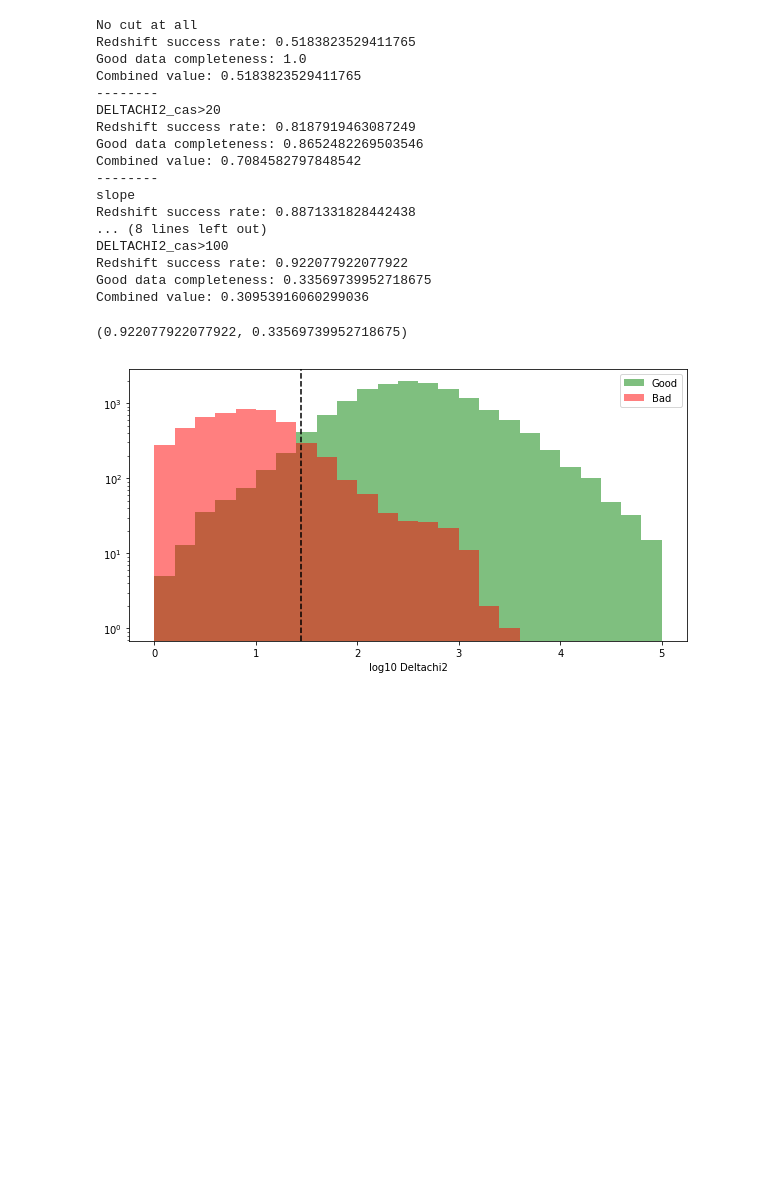
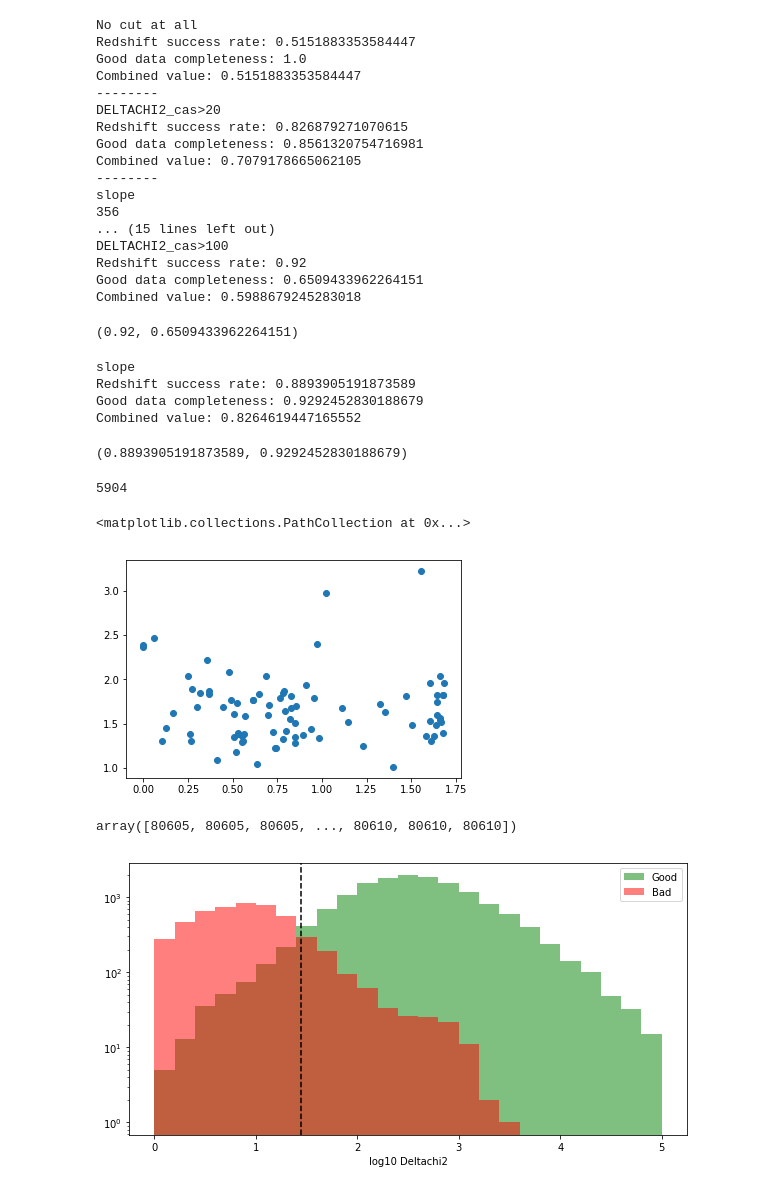
Before and after one commit to astro-blue/DESI_VI, a Jupyter notebook: SV_selection_algorithm/Parameter_exploration_with_SV1_catalog_with_Cascades_ELGs.ipynb, the cells around one changed output. Cells and saved outputs as stored; diff of their text form; code cells hidden in the pictures; blank space fills up the shorter version.

```diff
--- a/SV_selection_algorithm/Parameter_exploration_with_SV1_catalog_with_Cascades_ELGs.ipynb
+++ b/SV_selection_algorithm/Parameter_exploration_with_SV1_catalog_with_Cascades_ELGs.ipynb
@@ -118,12 +118,19 @@ def plot_ELG_cc_plot(catalog):
     plt.ylim(-1.5,3)
 # %%
 #dataname = 'ELG_80610_Cascades_subsamples_v2.fits'
-dataname ='ELG_80606_80608_80610_OII.fits'
-
+#dataname ='ELG_80606_80608_80610_OII.fits'
+dataname = 'ELG_80606_80608_80610_OII_SV_3.1_match_with_extra_best_fit.fits'
+#dataname ='ELG_80606_80608_80610_subset_merge.fits'
+#dataname2 = 'sv1-elg-cascades-3.1_subset_1_2.fits'
 dir = '/Users/tlan/Dropbox/Astro_Research/Projects_plots_notes/2020_DESI_visual_inspect/SV1/Cascades_subsamples/'
 SV_depth_catalog = pf.getdata(dir+dataname,1)
+
+
+#dir = '/Users/tlan/Dropbox/Astro_Research/Projects_plots_notes/2020_DESI_visual_inspect/SV1/Cascades_subsamples/'
+#SV_depth_catalog2 = pf.getdata(dir+dataname2,1)
+
 #SV_depth_catalog = SV_depth_catalog[((SV_depth_catalog['Z']>1) & (SV_depth_catalog['Z']<1.55))]# & (SV_depth_catalog['SPECTYPE']=="b'GALAXY'")]
-SV_depth_catalog = SV_depth_catalog[(SV_depth_catalog['Z']>1.503) & (SV_depth_catalog['Z']<1.57)]
+SV_depth_catalog = SV_depth_catalog[(SV_depth_catalog['Z']>1.501) & (SV_depth_catalog['Z']<1.57)]# & (SV_depth_catalog['zwarn_cas']<=4)]
 
 #SV_depth_catalog = SV_depth_catalog[((SV_depth_catalog['Z']>1) & (SV_depth_catalog['Z']<1.497) & (SV_depth_catalog['zwarn_cas']==0)) | ((SV_depth_catalog['Z']>1.502) & (SV_depth_catalog['Z']<1.55))]# & (SV_depth_catalog['zwarn_cas']==0))]# & (SV_depth_catalog['SPECTYPE']=="b'GALAXY'")]
 #SV_depth_catalog = SV_depth_catalog[((SV_depth_catalog['Z']>1) & (SV_depth_catalog['Z']<1.4))]# & (SV_depth_catalog['zwarn_cas']==0))]
@@ -140,38 +147,70 @@ print('DELTACHI2_cas>20')
 calculate_rate(SV_depth_catalog,SV_depth_catalog_cut)
 
 print('--------')
-SV_depth_catalog_cut = SV_depth_catalog[((-0.25*(SV_depth_catalog['FOII']/SV_depth_catalog['FOII_ERR'])+2.5)<np.log10(SV_depth_catalog['DELTACHI2_cas'])) & (SV_depth_catalog['FOII']/SV_depth_catalog['FOII_ERR']>2.5) & (SV_depth_catalog['FOII']>0)]# & (SV_depth_catalog['zwarn_cas']<=4)]# & (SV_depth_catalog['Z']<1.3)]
+SV_depth_catalog_cut = SV_depth_catalog[((-0.25*(SV_depth_catalog['FOII']/SV_depth_catalog['FOII_ERR'])+4)<np.log10(SV_depth_catalog['DELTACHI2_cas']+SV_depth_catalog['DELTACHI2_1']+SV_depth_catalog['DELTACHI2_2'])) & (SV_depth_catalog['FOII']/SV_depth_catalog['FOII_ERR']>2.5) & (SV_depth_catalog['FOII']>0)]# & (SV_depth_catalog['zwarn_cas']<=4)]# & (SV_depth_catalog['Z']<1.3)]
 print('slope')
+print(len(SV_depth_catalog_cut))
+good_catalog,bad_catalog,bad_1,bad_2=good_robust_redrock_redshift(SV_depth_catalog_cut)
+calculate_rate(SV_depth_catalog,SV_depth_catalog_cut)
+print('--------')
+SV_depth_catalog_cut = SV_depth_catalog[((np.log10(SV_depth_catalog['FOII']/SV_depth_catalog['FOII_ERR']))>0.9-0.2*np.log10(SV_depth_catalog['DELTACHI2_cas']+SV_depth_catalog['DELTACHI2_1']))  & (SV_depth_catalog['FOII']>0)]# & (SV_depth_catalog['zwarn_cas']<=4)]# & (SV_depth_catalog['Z']<1.3)]
+print('Anand slope')
+print(len(SV_depth_catalog_cut))
 good_catalog,bad_catalog,bad_1,bad_2=good_robust_redrock_redshift(SV_depth_catalog_cut)
 calculate_rate(SV_depth_catalog,SV_depth_catalog_cut)
 
 print('--------')
-SV_depth_catalog_cut = SV_depth_catalog[(SV_depth_catalog['DELTACHI2_cas']>40)]# & (SV_depth_catalog['Z']<1.65)]
+SV_depth_catalog_cut = SV_depth_catalog[(SV_depth_catalog['DELTACHI2_cas']>28)]# & (SV_depth_catalog['Z']<1.65)]
 print('DELTACHI2_cas>28')
 calculate_rate(SV_depth_catalog,SV_depth_catalog_cut)
 
 print('--------')
-SV_depth_catalog_cut = SV_depth_catalog[(SV_depth_catalog['DELTACHI2_cas']>100)]# & (SV_depth_catalog['Z']<1.62)]
+SV_depth_catalog_cut = SV_depth_catalog[(SV_depth_catalog['DELTACHI2_cas']+SV_depth_catalog['DELTACHI2_1']>100)]# & (SV_depth_catalog['Z']<1.62)]
 print('DELTACHI2_cas>100')# & Redrock_z<1.4')
 calculate_rate(SV_depth_catalog,SV_depth_catalog_cut)
 # %% [output]
 No cut at all
-Redshift success rate: 0.5183823529411765
+Redshift success rate: 0.5151883353584447
 Good data completeness: 1.0
-Combined value: 0.5183823529411765
+Combined value: 0.5151883353584447
 --------
 DELTACHI2_cas>20
-Redshift success rate: 0.8187919463087249
-Good data completeness: 0.8652482269503546
-Combined value: 0.7084582797848542
+Redshift success rate: 0.826879271070615
+Good data completeness: 0.8561320754716981
+Combined value: 0.7079178665062105
 --------
 slope
-Redshift success rate: 0.8871331828442438
-... (8 lines left out)
+356
+... (15 lines left out)
 DELTACHI2_cas>100
-Redshift success rate: 0.922077922077922
-Good data completeness: 0.33569739952718675
-Combined value: 0.30953916060299036
+Redshift success rate: 0.92
+Good data completeness: 0.6509433962264151
+Combined value: 0.5988679245283018
-(0.922077922077922, 0.33569739952718675)
+(0.92, 0.6509433962264151)
+# %%
+SV_depth_catalog_cut = SV_depth_catalog[((-0.25*(SV_depth_catalog['FOII']/SV_depth_catalog['FOII_ERR'])+2.5)<np.log10(SV_depth_catalog['DELTACHI2_cas'])) & (SV_depth_catalog['FOII']/SV_depth_catalog['FOII_ERR']>2.5) & (SV_depth_catalog['FOII']>0)]# & (SV_depth_catalog['zwarn_cas']<=4)]# & (SV_depth_catalog['Z']<1.3)]
+print('slope')
+#print(len(SV_depth_catalog_cut))
+good_catalog,bad_catalog,bad_1,bad_2=good_robust_redrock_redshift(SV_depth_catalog_cut)
+calculate_rate(SV_depth_catalog,SV_depth_catalog_cut)
+# %% [output]
+slope
+Redshift success rate: 0.8893905191873589
+Good data completeness: 0.9292452830188679
+Combined value: 0.8264619447165552
+(0.8893905191873589, 0.9292452830188679)
+# %%
+len(SV_depth_catalog_cut)
+# %% [output]
+5904
+# %%
+plt.scatter(bad_catalog[bad_catalog['dz_subset']>=0.0033]['Z_2'],np.log10(bad_catalog[bad_catalog['dz_subset']>=0.0033]['DELTACHI2_cas']))
+# %% [output]
+<matplotlib.collections.PathCollection at 0x...>
+[figure, added]
+# %%
+SV_depth_catalog2['TILEID']
+# %% [output]
+array([80605, 80605, 80605, ..., 80610, 80610, 80610])
 # %%
 SV_depth_catalog = pf.getdata(dir+dataname,1)
```
Also changed, not shown: parts of 31 cells of this notebook, 2 other files.
